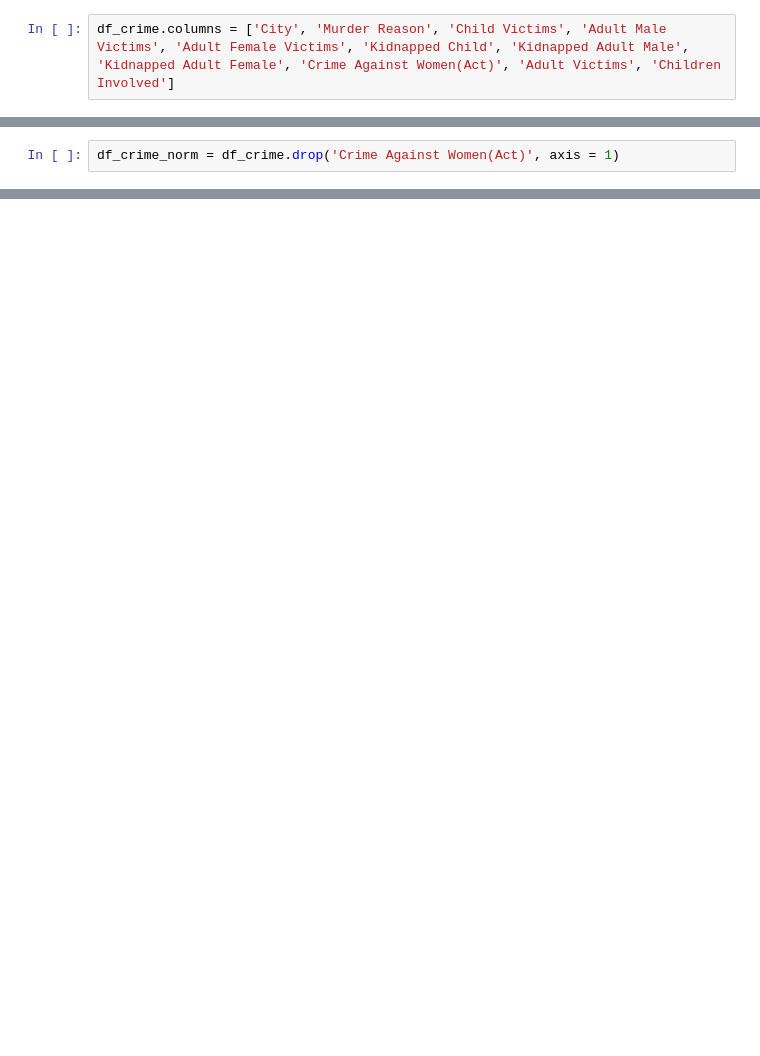
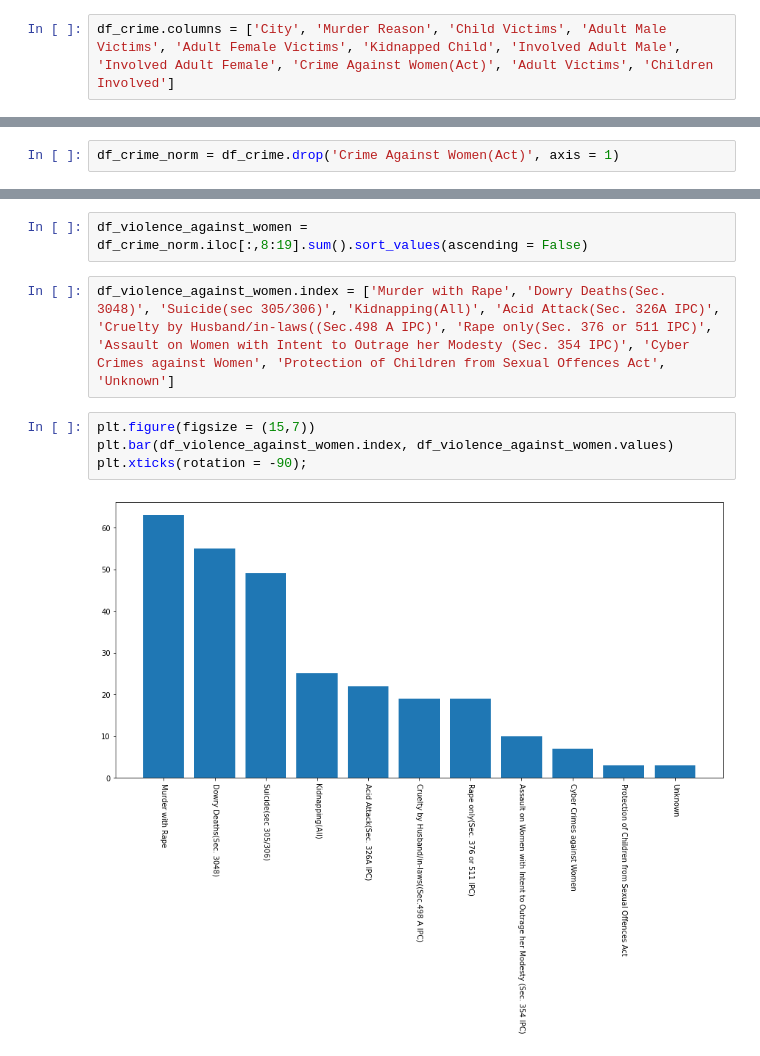
Before and after one commit to kausshhik/exploratory-data-analysis-ml, a Jupyter notebook: UP-crime/UP-crime-EDA.ipynb, the cells around one changed output, grey strips where cells are left out. Cells and saved outputs as stored; diff of their text form; blank space fills up the shorter version.

```diff
--- a/UP-crime/UP-crime-EDA.ipynb
+++ b/UP-crime/UP-crime-EDA.ipynb
@@ -43,7 +36,7 @@ Index(['City ',
        'Number of adult victims', 'Number of childs invoved'],
       dtype='object')
 # %%
-df_crime.columns = ['City', 'Murder Reason', 'Child Victims', 'Adult Male Victims', 'Adult Female Victims', 'Kidnapped Child', 'Kidnapped Adult Male', 'Kidnapped Adult Female', 'Crime Against Women(Act)', 'Adult Victims', 'Children Involved']
+df_crime.columns = ['City', 'Murder Reason', 'Child Victims', 'Adult Male Victims', 'Adult Female Victims', 'Kidnapped Child', 'Involved Adult Male', 'Involved Adult Female', 'Crime Against Women(Act)', 'Adult Victims', 'Children Involved']
 # %%
 df_crime.isnull().sum()
 # %% [output]
@@ -180,0 +119,10 @@ df_crime_norm.head(15)
+# %%
+df_violence_against_women = df_crime_norm.iloc[:,8:19].sum().sort_values(ascending = False)
+# %%
+df_violence_against_women.index = ['Murder with Rape', 'Dowry Deaths(Sec. 3048)', 'Suicide(sec 305/306)', 'Kidnapping(All)', 'Acid Attack(Sec. 326A IPC)', 'Cruelty by Husband/in-laws((Sec.498 A IPC)', 'Rape only(Sec. 376 or 511 IPC)', 'Assault on Women with Intent to Outrage her Modesty (Sec. 354 IPC)', 'Cyber Crimes against Women', 'Protection of Children from Sexual Offences Act', 'Unknown']
+# %%
+plt.figure(figsize = (15,7))
+plt.bar(df_violence_against_women.index, df_violence_against_women.values)
+plt.xticks(rotation = -90);
+# %% [output]
+[figure, added]
```
Also changed, not shown: parts of 12 cells of this notebook.
